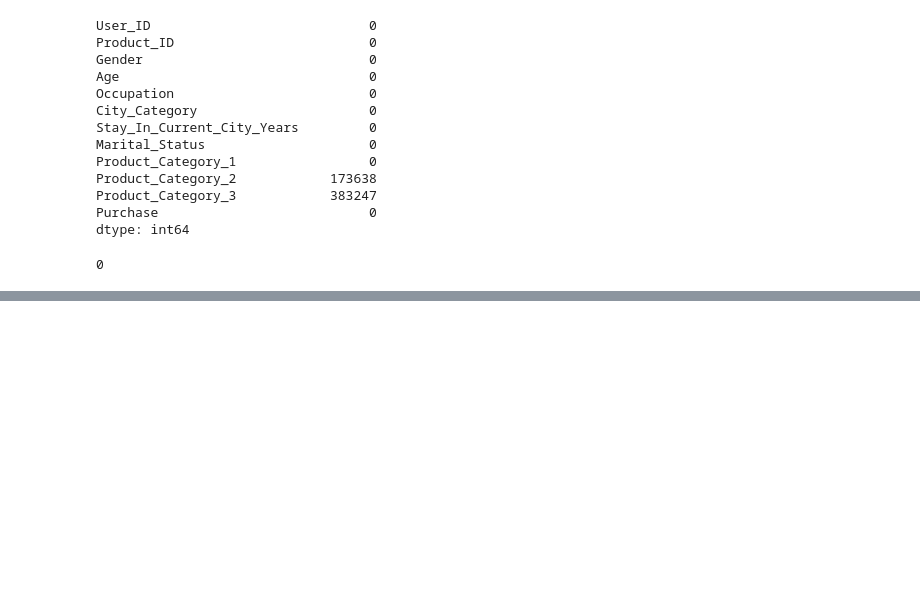
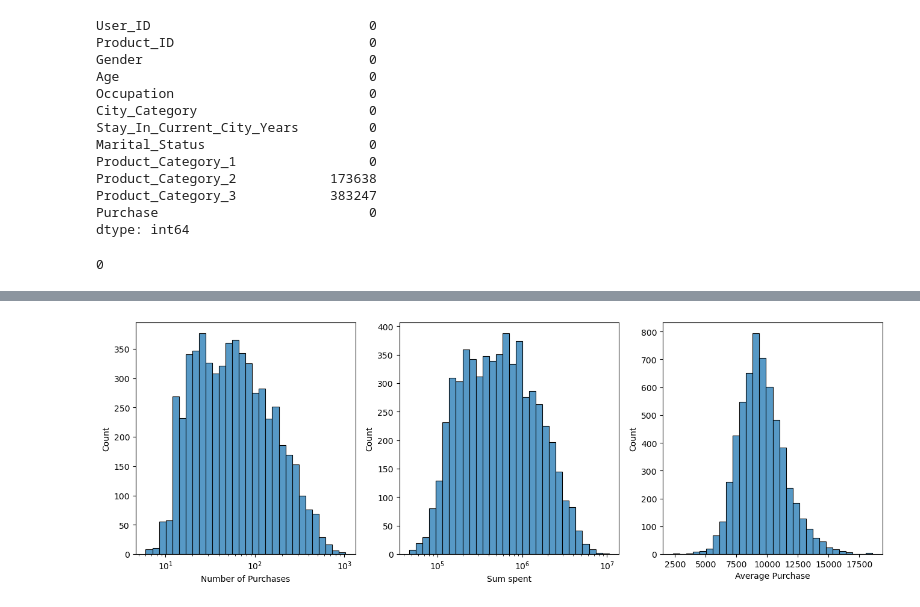
Before and after one commit to ennova-research/2023_GCP_Specialization_Demo_2-Black_Friday, a Jupyter notebook: notebooks/eda.ipynb, the cells around one changed output, grey strips where cells are left out. Saved outputs shown, nothing was run; the diff lists cells and outputs as text; code cells hidden in the pictures; blank space fills up the shorter version.

```diff
--- a/notebooks/eda.ipynb
+++ b/notebooks/eda.ipynb
@@ -72,0 +84,13 @@ dtype: int64
+# %%
+users=pd.DataFrame()
+users['Gender'] = df.groupby('User_ID').agg({'Gender': 'first'})
+users['Age'] = df.groupby('User_ID').agg({'Age': 'first'})
+users['Occupation'] = df.groupby('User_ID').agg({'Occupation': 'first'})
+users['City_Category'] = df.groupby('User_ID').agg({'City_Category': 'first'})
+users['Stay_In_Current_City_Years'] = df.groupby('User_ID').agg({'Stay_In_Current_City_Years': 'first'})
+users['Marital_Status'] = df.groupby('User_ID').agg({'Marital_Status': 'first'})
+users['Number of Purchases'] = df.groupby('User_ID').size()
+users['Sum spent'] = df.groupby('User_ID')['Purchase'].sum()
+users['Average Purchase'] = df.groupby('User_ID')['Purchase'].mean()
+users=users.sort_values(by='Sum spent', ascending=False)
+users
@@ -72,0 +112,8 @@ dtype: int64
+# %%
+fig, axs = plt.subplots(1, 3, figsize=(16,5))
+sns.histplot(x=users['Number of Purchases'], bins=30, ax=axs[0], log_scale=True)#, hue=users['Age'], multiple='stack')
+sns.histplot(x=users['Sum spent'], bins=30, ax=axs[1], log_scale=True)#, hue=users['Age'], multiple='stack')
+sns.histplot(x=users['Average Purchase'], bins=30, ax=axs[2])#, hue=users['Age'], multiple='stack')
+plt.show()
+# %% [output]
+[figure, added]
```
Also changed, not shown: parts of 18 cells of this notebook.
